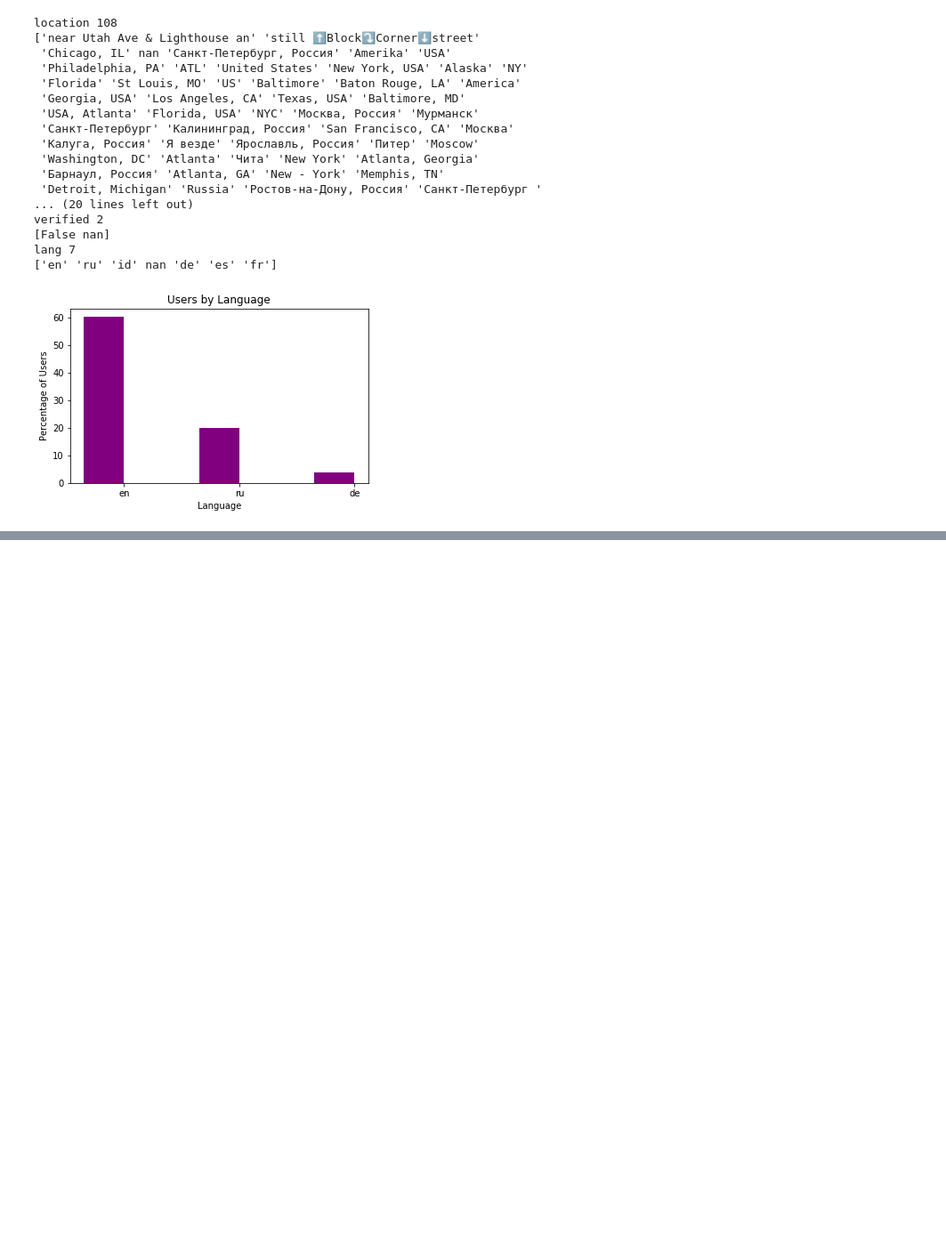
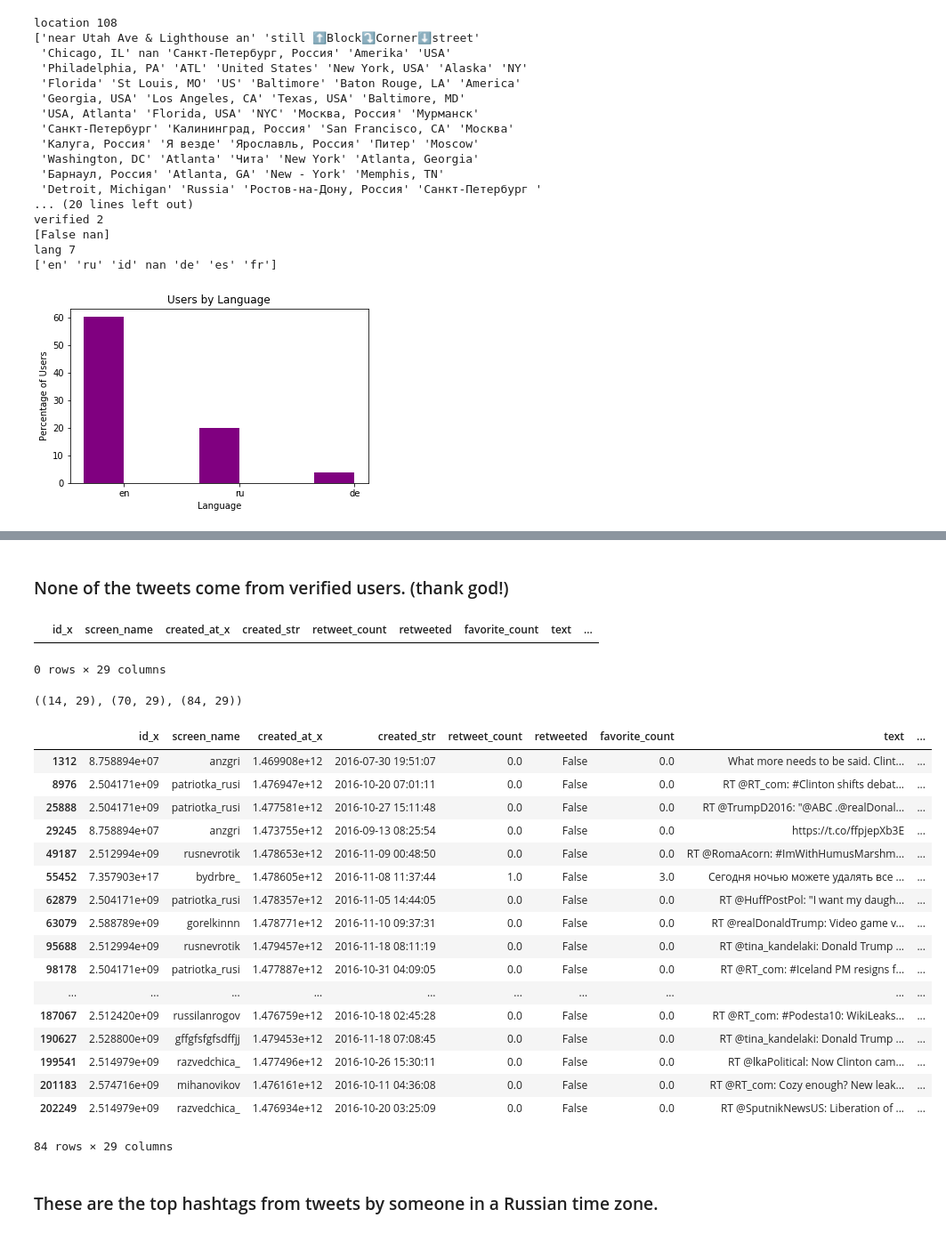
Before and after one commit to natashamathur/jungle_gym, a Jupyter notebook: trolled/trolls.ipynb, the cells around one changed output, grey strips where cells are left out. Shown at 89% size. Saved outputs shown, nothing was run; the diff lists cells and outputs as text; code cells hidden in the pictures; blank space fills up the shorter version.

Commit message:
marshmallowspeanutbutter

```diff
--- a/trolled/trolls.ipynb
+++ b/trolled/trolls.ipynb
@@ -87,0 +148,38 @@ plot_bar_chart(t1_3.index, t1_3, "Language", "Percentage of Users", "Users by La
+# %% [markdown]
+### None of the tweets come from verified users. (thank god!)
+# %%
+ combined[combined.verified =='True']
+# %% [output]
+|  | id_x | screen_name | created_at_x | created_str | retweet_count | retweeted | favorite_count | text | ... |
+0 rows × 29 columns
+# %%
+combined.style
+mdf = combined[combined.time_zone =='Moscow']
+vdf = combined[combined.time_zone =='Volgograd']
+rus_df = pd.concat([mdf, vdf])
+mdf.shape, vdf.shape, rus_df.shape
+# %% [output]
+((14, 29), (70, 29), (84, 29))
+# %%
+rus_df
+# %% [output]
+|  | id_x | screen_name | created_at_x | created_str | retweet_count | retweeted | favorite_count | text | ... |
+| 1312 | 8.758894e+07 | anzgri | 1.469908e+12 | 2016-07-30 19:51:07 | 0.0 | False | 0.0 | What more needs to be said. Clint... | ... |
+| 8976 | 2.504171e+09 | patriotka_rusi | 1.476947e+12 | 2016-10-20 07:01:11 | 0.0 | False | 0.0 | RT @RT_com: #Clinton shifts debat... | ... |
+| 25888 | 2.504171e+09 | patriotka_rusi | 1.477581e+12 | 2016-10-27 15:11:48 | 0.0 | False | 0.0 | RT @TrumpD2016: "@ABC .@realDonal... | ... |
+| 29245 | 8.758894e+07 | anzgri | 1.473755e+12 | 2016-09-13 08:25:54 | 0.0 | False | 0.0 | https://t.co/ffpjepXb3E | ... |
+| 49187 | 2.512994e+09 | rusnevrotik | 1.478653e+12 | 2016-11-09 00:48:50 | 0.0 | False | 0.0 | RT @RomaAcorn: #ImWithHumusMarshm... | ... |
+| 55452 | 7.357903e+17 | bydrbre_ | 1.478605e+12 | 2016-11-08 11:37:44 | 1.0 | False | 3.0 | Сегодня ночью можете удалять все ... | ... |
+| 62879 | 2.504171e+09 | patriotka_rusi | 1.478357e+12 | 2016-11-05 14:44:05 | 0.0 | False | 0.0 | RT @HuffPostPol: "I want my daugh... | ... |
+| 63079 | 2.588789e+09 | gorelkinnn | 1.478771e+12 | 2016-11-10 09:37:31 | 0.0 | False | 0.0 | RT @realDonaldTrump: Video game v... | ... |
+| 95688 | 2.512994e+09 | rusnevrotik | 1.479457e+12 | 2016-11-18 08:11:19 | 0.0 | False | 0.0 | RT @tina_kandelaki: Donald Trump ... | ... |
+| 98178 | 2.504171e+09 | patriotka_rusi | 1.477887e+12 | 2016-10-31 04:09:05 | 0.0 | False | 0.0 | RT @RT_com: #Iceland PM resigns f... | ... |
+| ... | ... | ... | ... | ... | ... | ... | ... | ... | ... |
+| 187067 | 2.512420e+09 | russilanrogov | 1.476759e+12 | 2016-10-18 02:45:28 | 0.0 | False | 0.0 | RT @RT_com: #Podesta10: WikiLeaks... | ... |
+| 190627 | 2.528800e+09 | gffgfsfgfsdffjj | 1.479453e+12 | 2016-11-18 07:08:45 | 0.0 | False | 0.0 | RT @tina_kandelaki: Donald Trump ... | ... |
+| 199541 | 2.514979e+09 | razvedchica_ | 1.477496e+12 | 2016-10-26 15:30:11 | 0.0 | False | 0.0 | RT @lkaPolitical: Now Clinton cam... | ... |
+| 201183 | 2.574716e+09 | mihanovikov | 1.476161e+12 | 2016-10-11 04:36:08 | 0.0 | False | 0.0 | RT @RT_com: Cozy enough? New leak... | ... |
+| 202249 | 2.514979e+09 | razvedchica_ | 1.476934e+12 | 2016-10-20 03:25:09 | 0.0 | False | 0.0 | RT @SputnikNewsUS: Liberation of ... | ... |
+84 rows × 29 columns
+# %% [markdown]
+### These are the top hashtags from tweets by someone in a Russian time zone.
```
Also changed, not shown: parts of 30 cells of this notebook.
